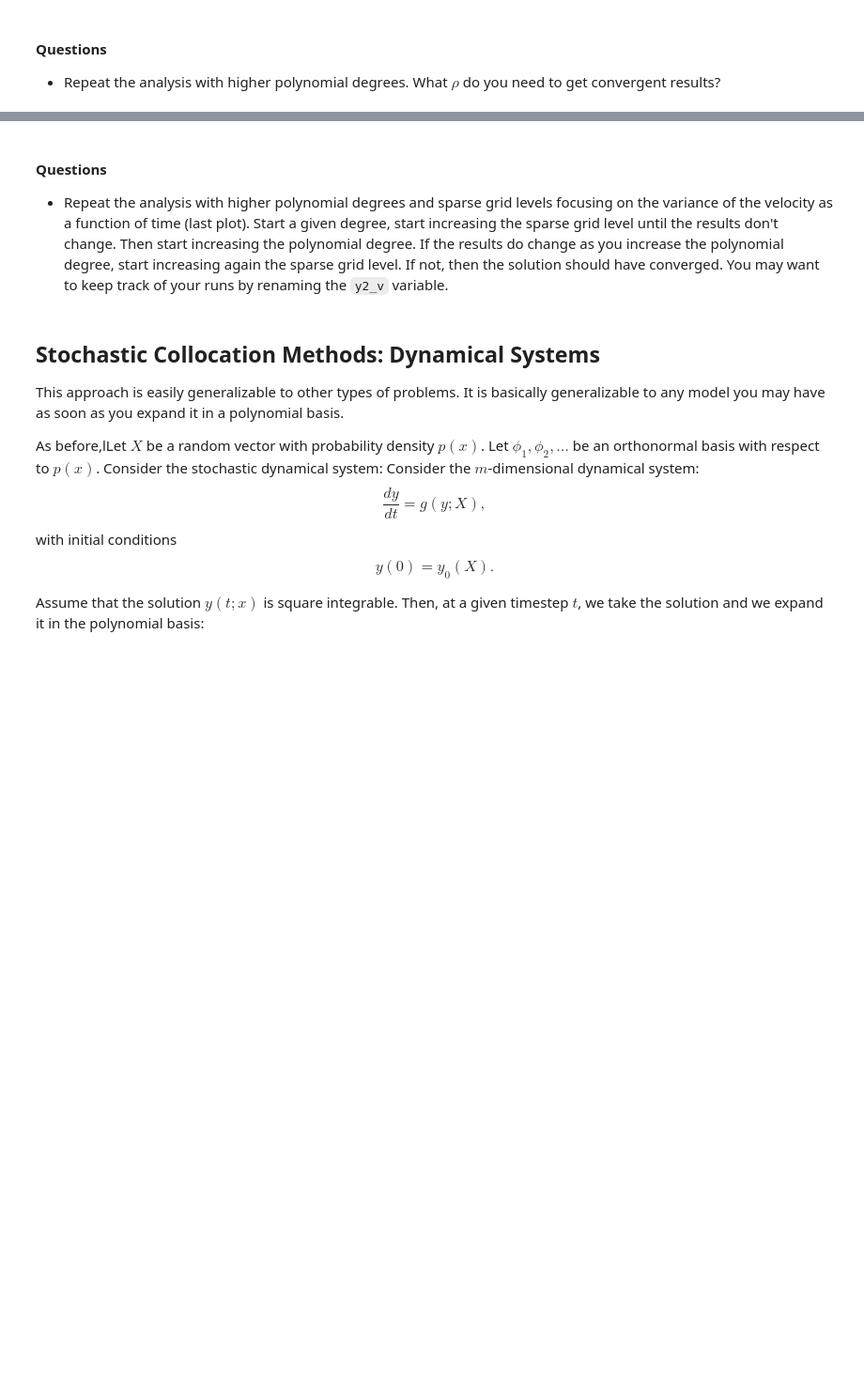
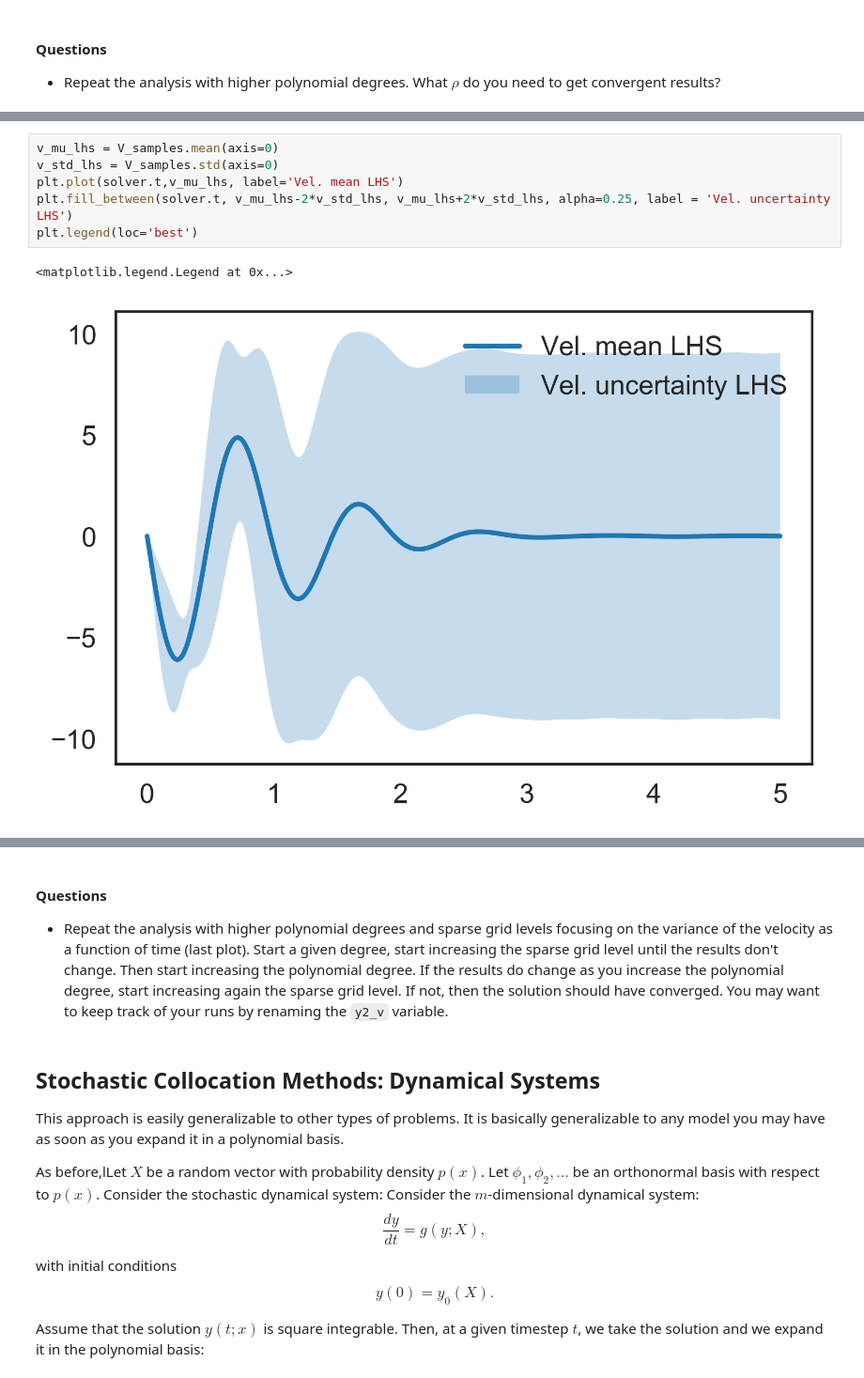
Before and after one commit to PredictiveScienceLab/uq-course, a Jupyter notebook: handouts/handout_18.ipynb, the cells around one changed output, grey strips where cells are left out. Shown at 94% size. Saved outputs shown, nothing was run; the diff lists cells and outputs as text; blank space fills up the shorter version.

```diff
--- a/handouts/handout_18.ipynb
+++ b/handouts/handout_18.ipynb
@@ -283,0 +390,9 @@ for _ in range(5):
+# %%
+v_mu_lhs = V_samples.mean(axis=0)
+v_std_lhs = V_samples.std(axis=0)
+plt.plot(solver.t,v_mu_lhs, label='Vel. mean LHS')
+plt.fill_between(solver.t, v_mu_lhs-2*v_std_lhs, v_mu_lhs+2*v_std_lhs, alpha=0.25, label = 'Vel. uncertainty LHS')
+plt.legend(loc='best')
+# %% [output]
+<matplotlib.legend.Legend at 0x...>
+[figure, added]
```
Also changed, not shown: parts of 37 cells of this notebook.
